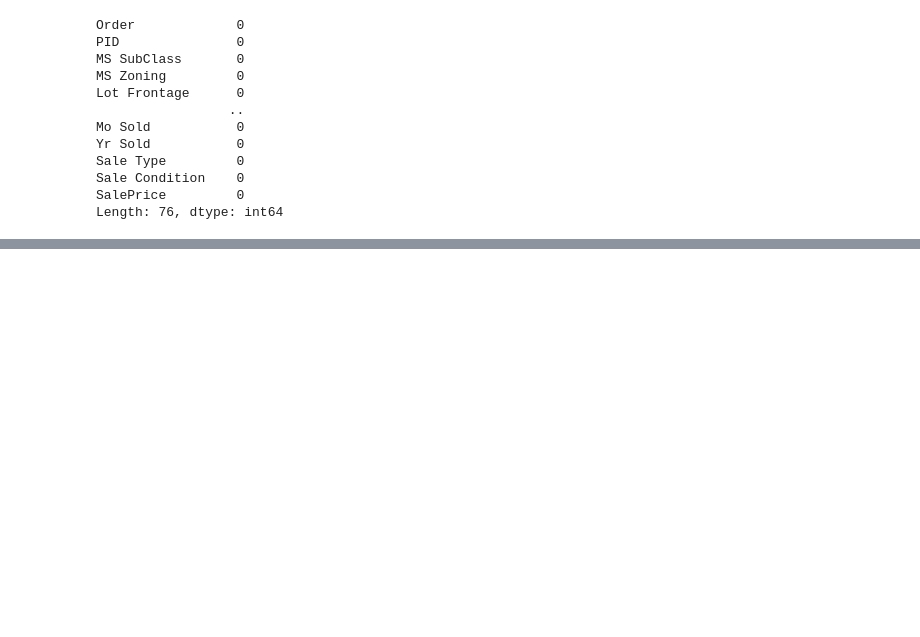
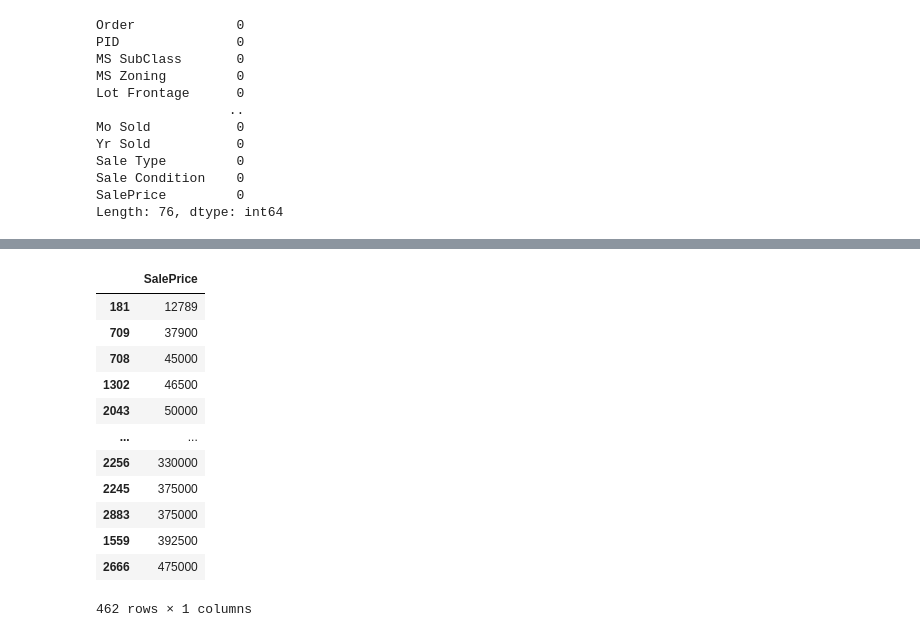
Before and after one commit to 4kture/DataScience, a Jupyter notebook: module_A.ipynb, the cells around one changed output, grey strips where cells are left out. Saved outputs shown, nothing was run; the diff lists cells and outputs as text; code cells hidden in the pictures; blank space fills up the shorter version.

```diff
--- a/module_A.ipynb
+++ b/module_A.ipynb
@@ -131,0 +145,16 @@ Length: 76, dtype: int64
+# %%
+df[df['MS Zoning'] == 'RM'][['SalePrice']].sort_values(by='SalePrice')
+# %% [output]
+|  | SalePrice |
+| 181 | 12789 |
+| 709 | 37900 |
+| 708 | 45000 |
+| 1302 | 46500 |
+| 2043 | 50000 |
+| ... | ... |
+| 2256 | 330000 |
+| 2245 | 375000 |
+| 2883 | 375000 |
+| 1559 | 392500 |
+| 2666 | 475000 |
+462 rows × 1 columns
```
Also changed, not shown: parts of 12 cells of this notebook, 2 other files.
